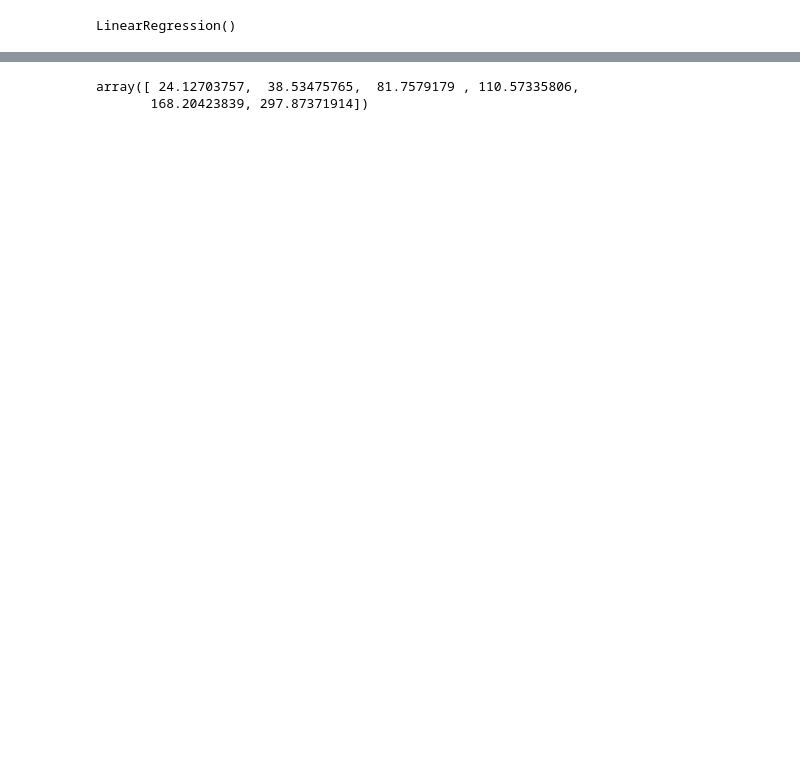
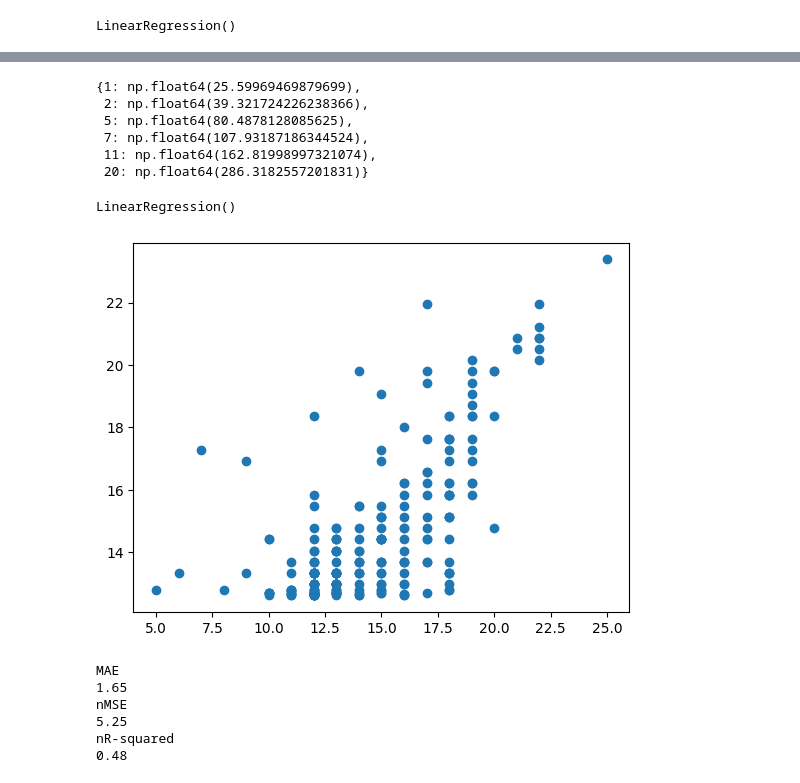
Before and after one commit to TactiCool-HUN/introduction_to_machine_learning, a Jupyter notebook: exercise_1/exercise_1_1.ipynb, the cells around one changed output, grey strips where cells are left out. Saved outputs shown, nothing was run; the diff lists cells and outputs as text; code cells hidden in the pictures; blank space fills up the shorter version.

```diff
--- a/exercise_1/exercise_1_1.ipynb
+++ b/exercise_1/exercise_1_1.ipynb
@@ -161,8 +193,14 @@ tester = {
 }
 tester = pd.DataFrame(tester)
 # %%
-result = model.predict(tester)
+result = model_hp.predict(tester)
+result = zip(test_cr_s, result)
+result = dict(result)
 result
 # %% [output]
-array([ 24.12703757,  38.53475765,  81.7579179 , 110.57335806,
-       168.20423839, 297.87371914])
+{1: np.float64(25.59969469879699),
+ 2: np.float64(39.321724226238366),
+ 5: np.float64(80.4878128085625),
+ 7: np.float64(107.93187186344524),
+ 11: np.float64(162.81998997321074),
+ 20: np.float64(286.3182557201831)}
@@ -170,0 +207,37 @@ array([ 24.12703757,  38.53475765,  81.7579179 , 110.57335806,
+# %%
+# these results actually seem quite reasonable for the game and can work well for monster creation
+
+# let's see how the model works if we try to get out AC or it's "con" (constitution), as that was quite linear as well
+sup_var = df[['cr']]
+sup_var_s = df_s[['cr']]
+tar_ac_var = df['ac']
+tar_con_var = df_s['con']
+
+sup_train, sup_ac_test, tar_train, tar_ac_test = train_test_split(sup_var, tar_ac_var, test_size= 0.3)
+model_ac = LinearRegression()
+model_ac.fit(sup_train, tar_train)
+sup_train, sup_con_test, tar_train, tar_con_test = train_test_split(sup_var_s, tar_con_var, test_size= 0.3)
+model_con = LinearRegression()
+model_con.fit(sup_train, tar_train)
+# %% [output]
+LinearRegression()
+# %%
+# let's see how they do, ac first, not expecting good results
+predictions = model_ac.predict(sup_ac_test)
+plt.scatter(tar_ac_test, predictions)
+plt.show()
+# %% [output]
+[figure, added]
+# %%
+# as expected, not doing well
+
+print(f"MAE\n{round(metrics.mean_absolute_error(tar_ac_test, predictions), 2)}")
+print(f"nMSE\n{round(metrics.mean_squared_error(tar_ac_test, predictions), 2)}")
+print(f"nR-squared\n{round(metrics.r2_score(tar_ac_test, predictions), 2)}")
+# %% [output]
+MAE
+1.65
+nMSE
+5.25
+nR-squared
+0.48
```
Also changed, not shown: parts of 11 cells of this notebook.
